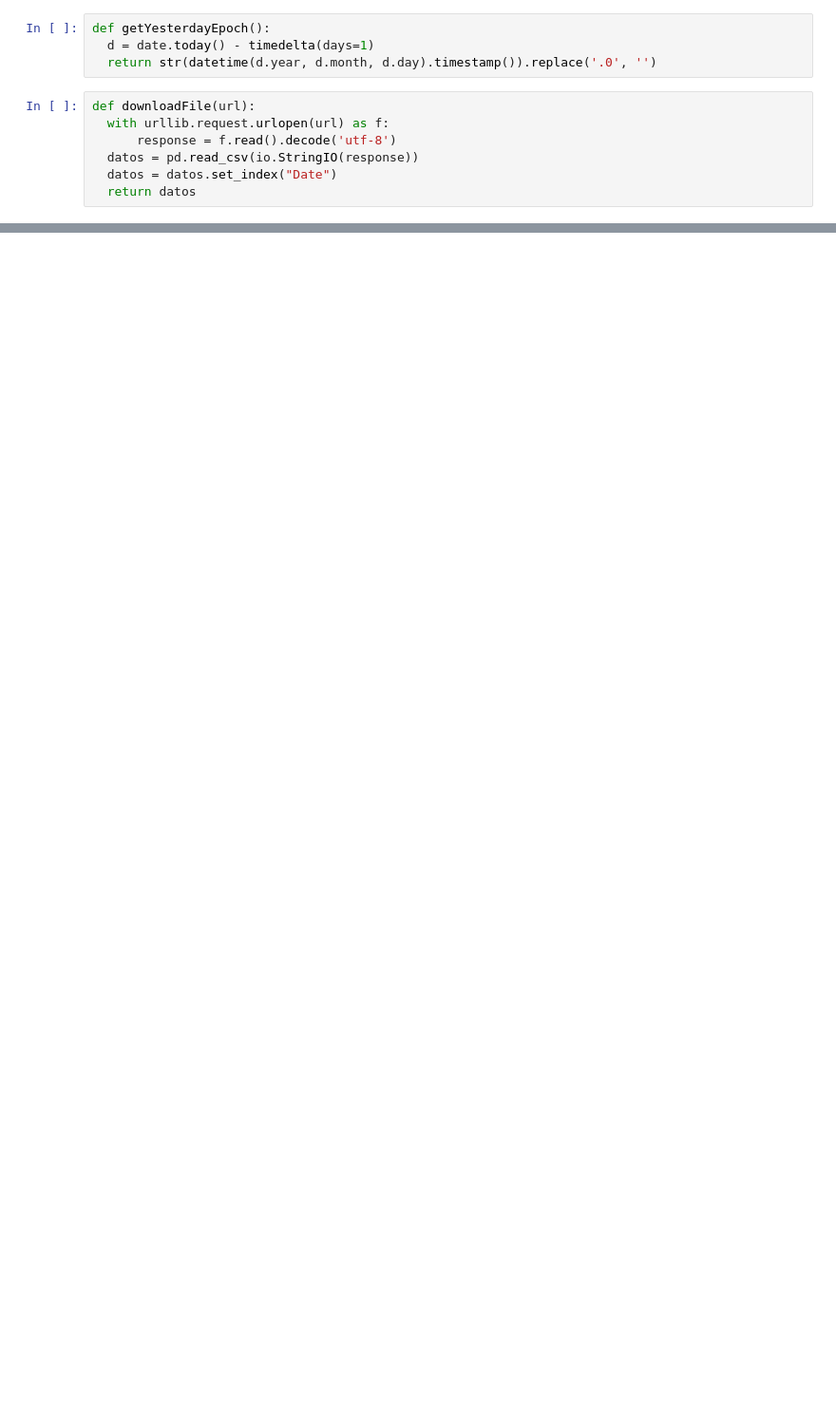
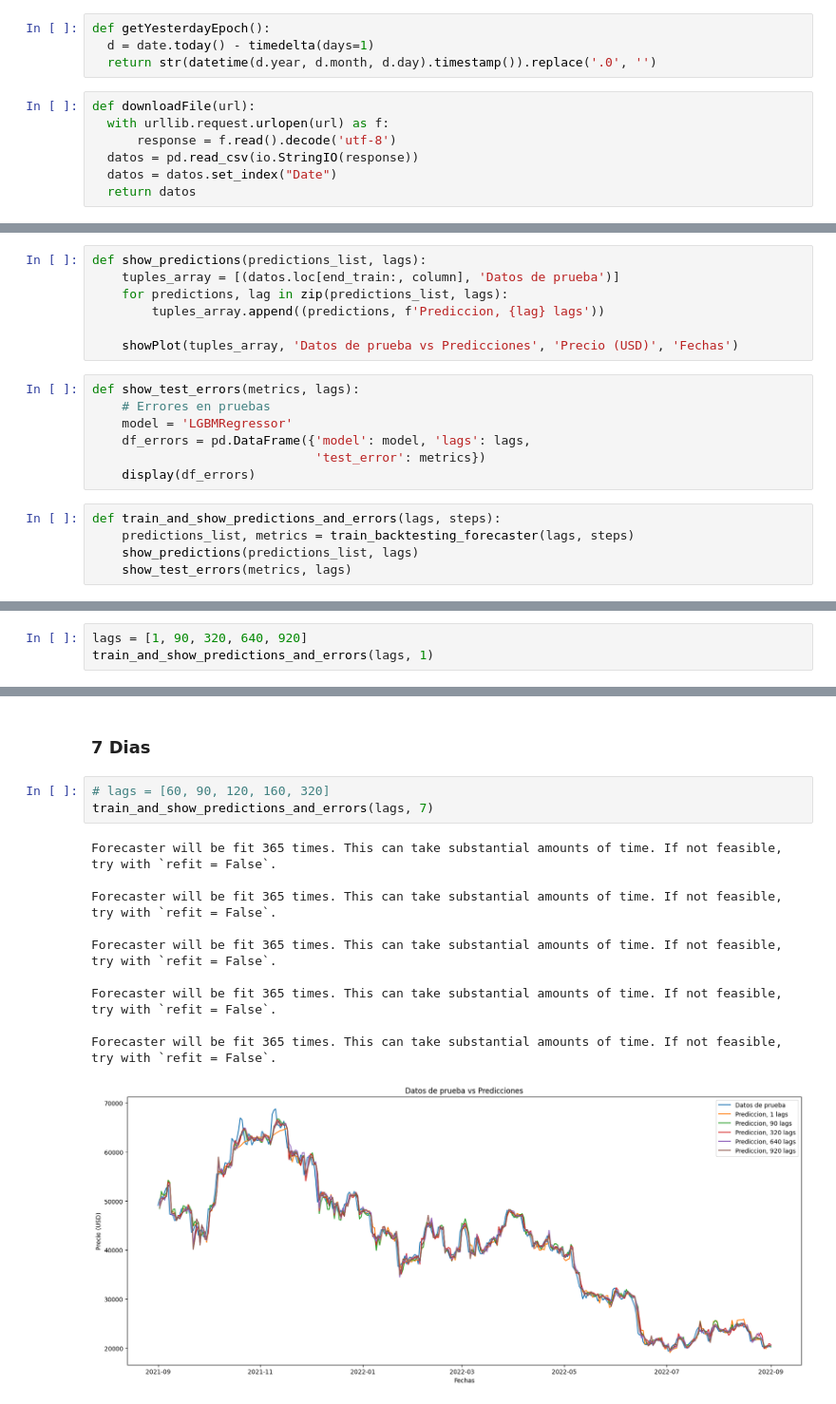
Before and after one commit to vanchondo/cryptoForecasting-tfm, a Jupyter notebook: notebook.ipynb, the cells around one changed output, grey strips where cells are left out. Shown: that part at 95% size. Saved outputs shown, nothing was run; the diff lists cells and outputs as text; blank space fills up the shorter version.

```diff
--- a/notebook.ipynb
+++ b/notebook.ipynb
@@ -168,0 +235,19 @@ plt.show()
+# %%
+def show_predictions(predictions_list, lags):
+    tuples_array = [(datos.loc[end_train:, column], 'Datos de prueba')]
+    for predictions, lag in zip(predictions_list, lags):
+        tuples_array.append((predictions, f'Prediccion, {lag} lags'))
+
+    showPlot(tuples_array, 'Datos de prueba vs Predicciones', 'Precio (USD)', 'Fechas')
+# %%
+def show_test_errors(metrics, lags):
+    # Errores en pruebas
+    model = 'LGBMRegressor'
+    df_errors = pd.DataFrame({'model': model, 'lags': lags,
+                              'test_error': metrics})
+    display(df_errors)
+# %%
+def train_and_show_predictions_and_errors(lags, steps):
+    predictions_list, metrics = train_backtesting_forecaster(lags, steps)
+    show_predictions(predictions_list, lags)
+    show_test_errors(metrics, lags)
@@ -168,0 +256,3 @@ plt.show()
+# %%
+lags = [1, 90, 320, 640, 920]
+train_and_show_predictions_and_errors(lags, 1)
@@ -168,0 +262,16 @@ plt.show()
+# %% [markdown]
+### 7 Dias
+# %%
+# lags = [60, 90, 120, 160, 320]
+train_and_show_predictions_and_errors(lags, 7)
+# %% [output]
+Forecaster will be fit 365 times. This can take substantial amounts of time. If not feasible, try with `refit = False`.
+
+Forecaster will be fit 365 times. This can take substantial amounts of time. If not feasible, try with `refit = False`.
+
+Forecaster will be fit 365 times. This can take substantial amounts of time. If not feasible, try with `refit = False`.
+
+Forecaster will be fit 365 times. This can take substantial amounts of time. If not feasible, try with `refit = False`.
+
+Forecaster will be fit 365 times. This can take substantial amounts of time. If not feasible, try with `refit = False`.
+[figure, added]
```
Also changed, not shown: parts of 41 cells of this notebook, 3 other files.
